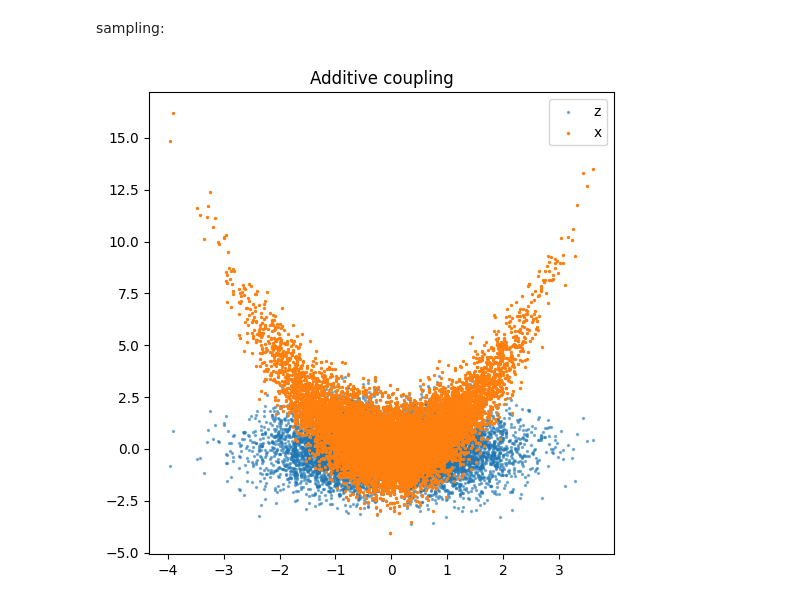
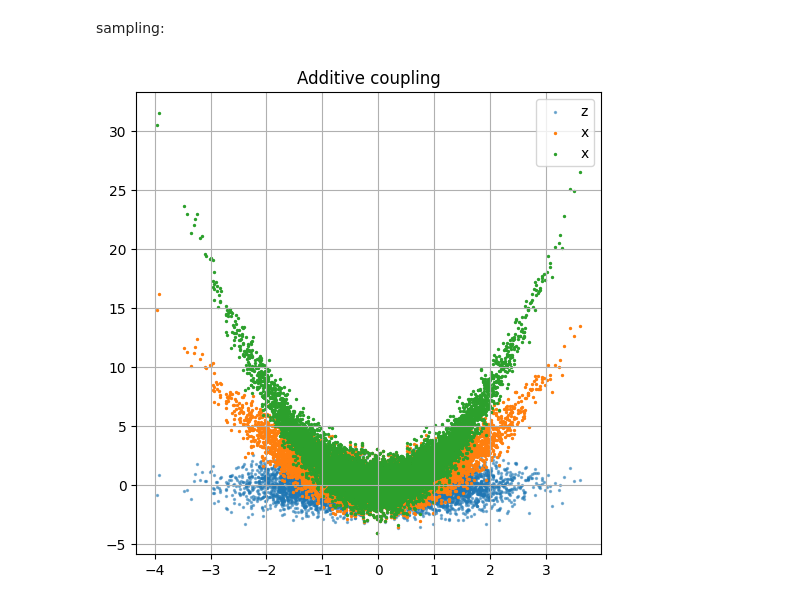
Before and after one commit to rpivi/Normalizing_Flow, a Jupyter notebook: jacobian_triangular.ipynb, the cells around one changed output. Drawn from its saved outputs; the diff is of its cells as text; code cells hidden in the pictures.

```diff
--- a/jacobian_triangular.ipynb
+++ b/jacobian_triangular.ipynb
@@ -68,13 +68,16 @@ sampling:
 # %%
 key = jax.random.PRNGKey(0)
 z = jax.random.normal(key, (10000, 2))
+x = forward(z)
+y = forward(x)
 
-x = forward(z)
 plt.figure(figsize=(6,6))
 plt.scatter(z[:,0], z[:,1], s=2, alpha=0.5, label='z')
 plt.scatter(x[:,0], x[:,1], s=2, label='x')
+plt.scatter(y[:,0], y[:,1], s=2, label='x')
 plt.title("Additive coupling")
 plt.legend()
+plt.grid()
 plt.show()
 # %% [output]
-[figure, old version]
+[figure, new version]
```
Also changed, not shown: 6 other files.
